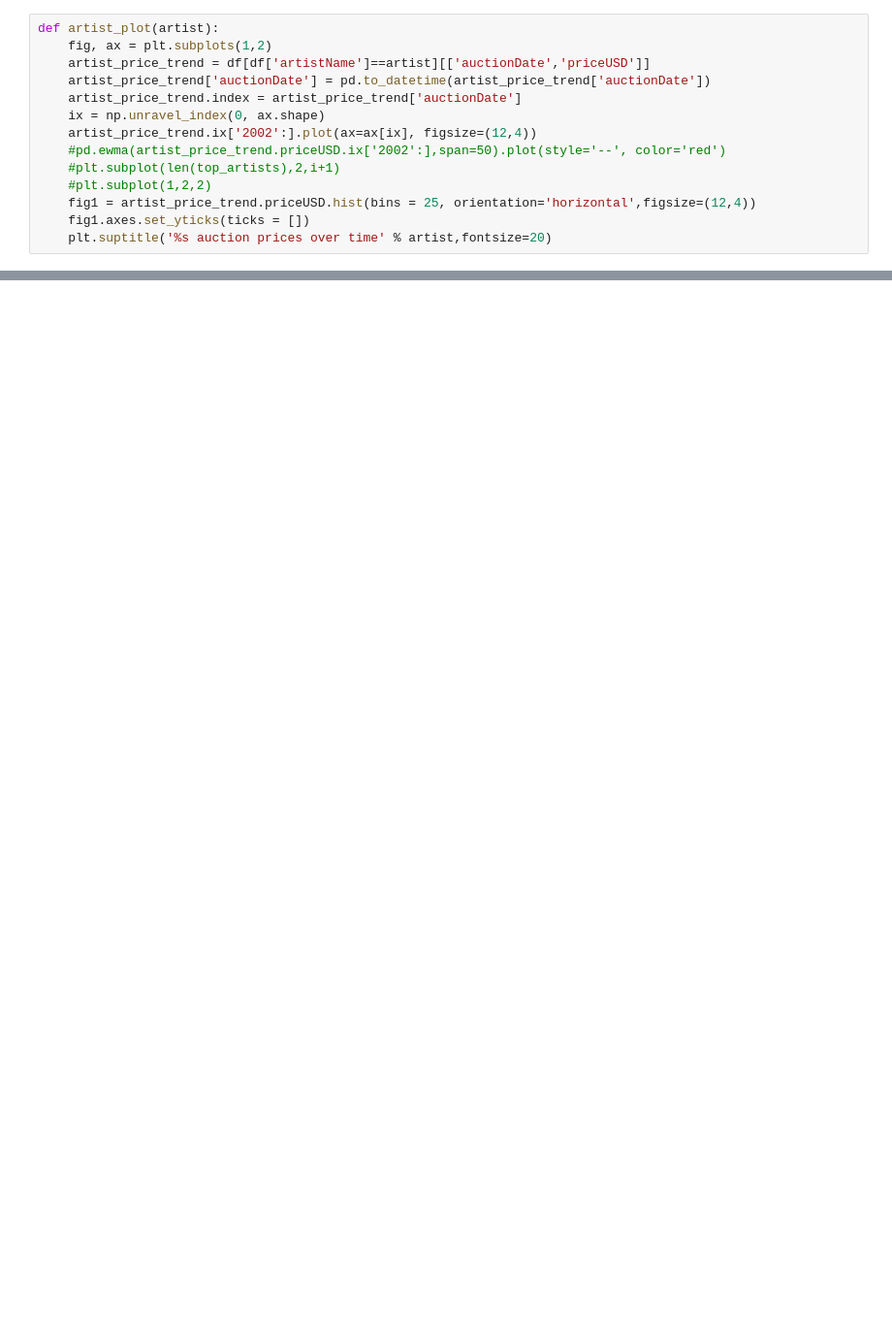
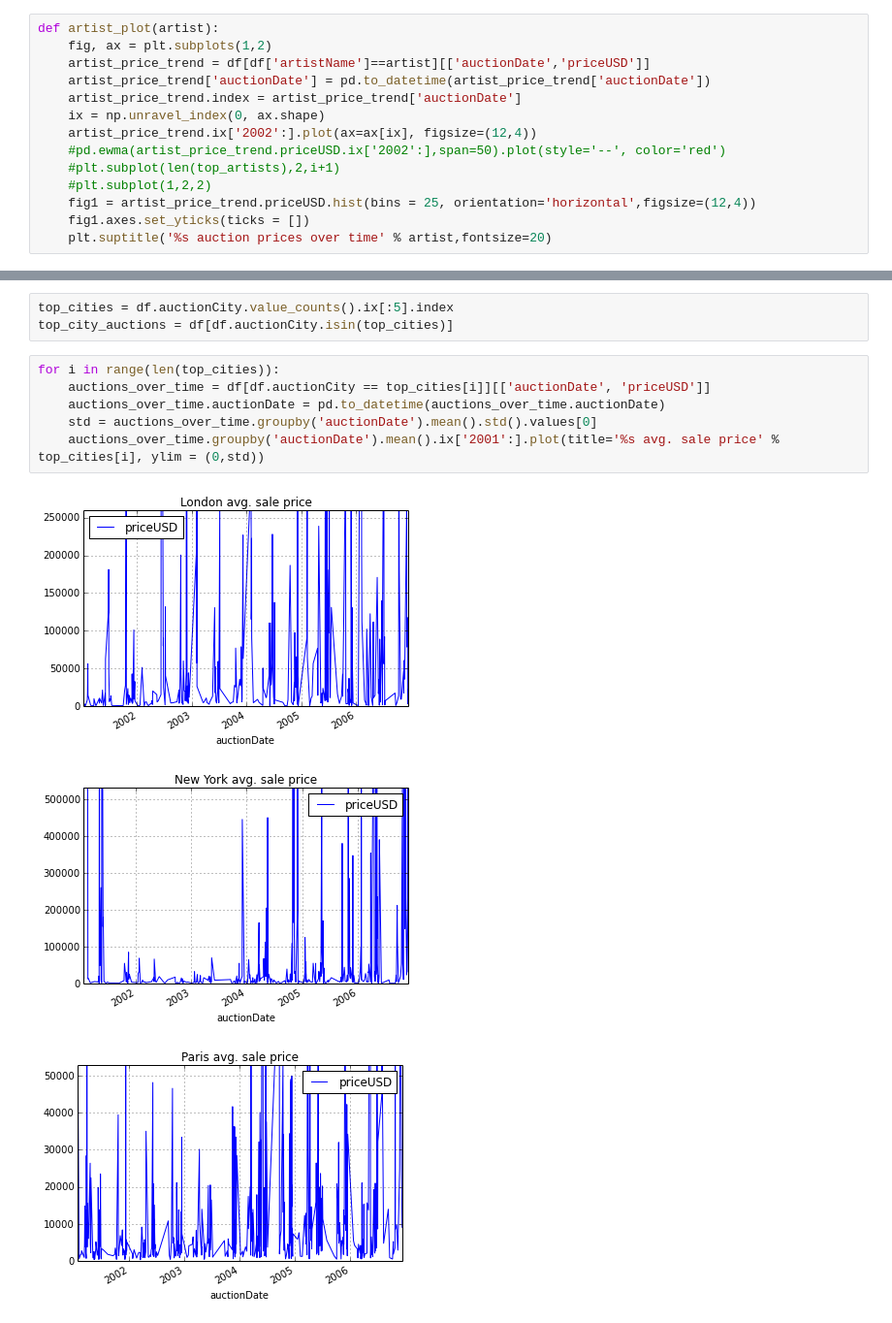
Before and after one commit to rhsimplex/artsift, a Jupyter notebook: Art Sales Analysis.ipynb, the cells around one changed output, grey strips where cells are left out. Shown at 97% size. Drawn from its saved outputs; the diff is of its cells as text; blank space fills up the shorter version.

```diff
--- a/Art Sales Analysis.ipynb
+++ b/Art Sales Analysis.ipynb
@@ -203,0 +217,13 @@ plt.tight_layout()
+# %%
+top_cities = df.auctionCity.value_counts().ix[:5].index
+top_city_auctions = df[df.auctionCity.isin(top_cities)]
+# %%
+for i in range(len(top_cities)):
+    auctions_over_time = df[df.auctionCity == top_cities[i]][['auctionDate', 'priceUSD']]
+    auctions_over_time.auctionDate = pd.to_datetime(auctions_over_time.auctionDate)
+    std = auctions_over_time.groupby('auctionDate').mean().std().values[0]
+    auctions_over_time.groupby('auctionDate').mean().ix['2001':].plot(title='%s avg. sale price' % top_cities[i], ylim = (0,std))
+# %% [output]
+[figure, added]
+[figure, added]
+[figure, added]
```
Also changed, not shown: parts of 35 cells of this notebook.
